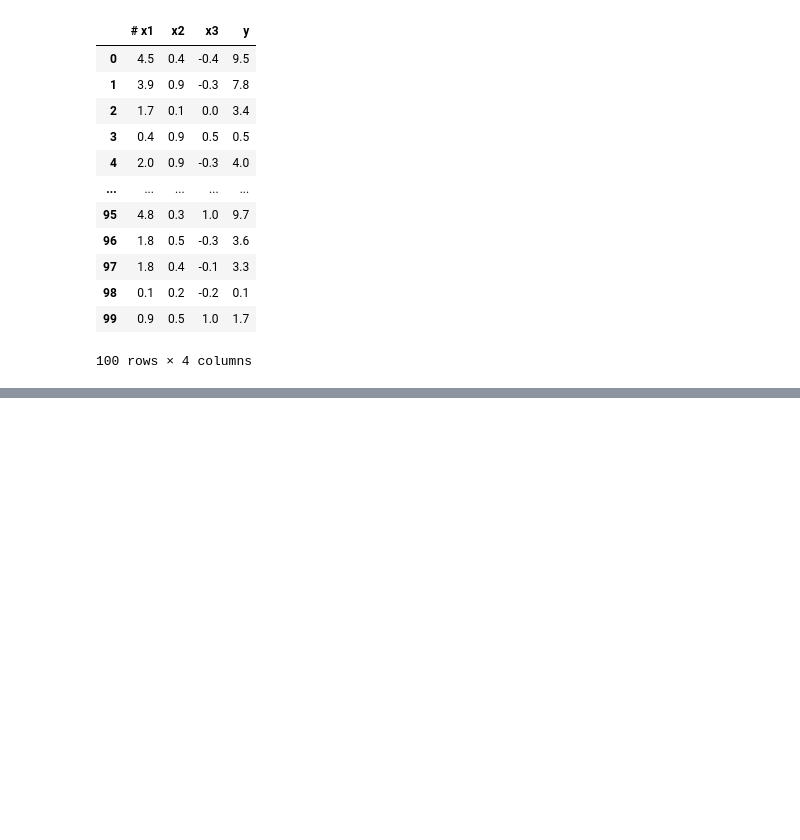
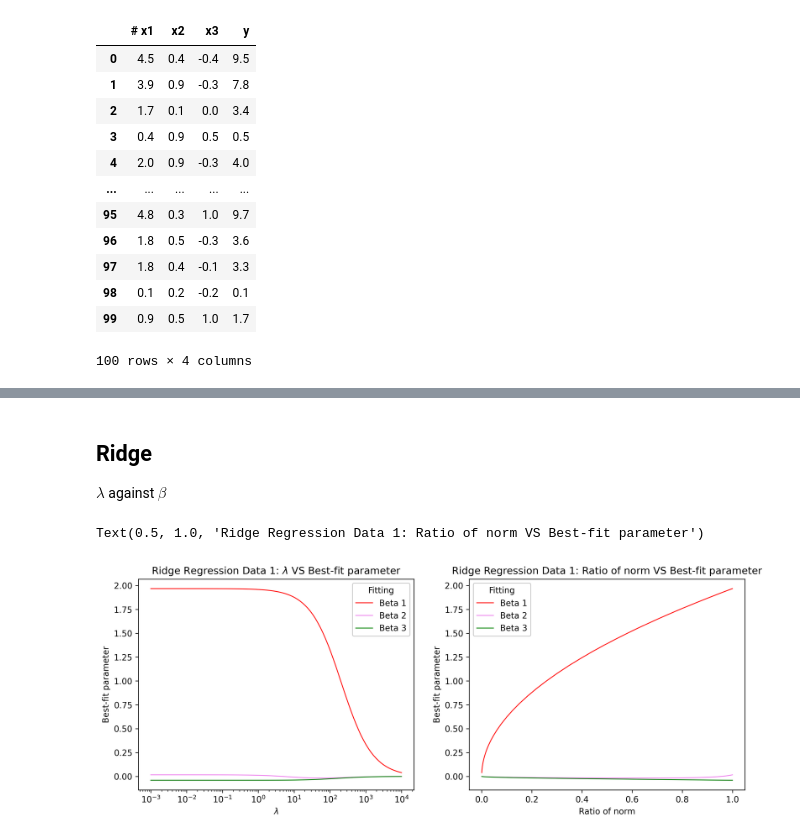
Before and after one commit to phurinat-udo/intro_to_datasci, a Jupyter notebook: HW4/HW4_6536646.ipynb, the cells around one changed output, grey strips where cells are left out. Cells and saved outputs as stored; diff of their text form; code cells hidden in the pictures; blank space fills up the shorter version.

```diff
--- a/HW4/HW4_6536646.ipynb
+++ b/HW4/HW4_6536646.ipynb
@@ -39,0 +120,5 @@ test
+# %%
+beta_3v, yp_3v, loss_3v = fit_3v(x1 = X_train['#  x1'], x2=X_train['x2'], x3=X_train['x3'], y = y_train)
+sigmaSq = loss_3v/len(y_train)
+aic_3v = AIC(loss_3v, len(y_train), len(beta_3v), sigmaSq)
+bic_3v = BIC(loss_3v, len(y_train), len(beta_3v), sigmaSq)
@@ -39,0 +195,12 @@ test
+# %%
+def ridge_fn(beta, lamda, x1, x2, x3, y):
+    y_pred = beta[0] + beta[1]*x1 + beta[2]*x2 + beta[3]*x3
+    rss = np.sum((y - y_pred)**2)
+    norm = beta[1]**2 + beta[2]**2 + beta[3]**2
+    return rss + lamda*norm
+
+def fit_ridge(lamda, x1, x2, x3, y):
+    beta_i = [1.0, 1.0, 1.0, 1.0]
+    out = minimize(ridge_fn, beta_i, args=(lamda, x1, x2, x3, y))
+    beta_fit = out.x
+    return beta_fit
@@ -39,0 +238,2 @@ test
+# %%
+lamda_x, betafit0, betafit1, betafit2, betafit3, norm_ratio_rid = fit_ridge_out(4, -3, X_train['#  x1'], X_train['x2'], X_train['x3'], y_train)
@@ -39,0 +260,31 @@ test
+# %% [markdown]
+## Ridge
+$\lambda$ against $\beta$
+# %%
+figure = plt.figure(0, figsize=(13,10), dpi=300)
+plt.subplot(221)
+# plt.plot(lamda_x, betafit0, color="turquoise", linewidth=1, label = "Beta 0")
+plt.plot(lamda_x, betafit1, color="red", linewidth=1, label = "Beta 1")
+plt.plot(lamda_x, betafit2, color="violet", linewidth=1, label = "Beta 2")
+plt.plot(lamda_x, betafit3, color="green", linewidth=1, label = "Beta 3")
+# plt.plot(lamda_x, betafit4, color="chocolate", linewidth=1, label = "Beta 4")
+plt.xlabel("$\lambda$")
+plt.ylabel("Best-fit parameter")
+plt.xscale("log")
+plt.legend(title = "Fitting",facecolor = 'white',framealpha=1)
+plt.title('Ridge Regression Data 1: $\lambda$ VS Best-fit parameter')
+
+plt.subplot(222)
+# plt.plot(norm_ratio_rid, betafit0, color="turquoise", linewidth=1, label = "Beta 0")
+plt.plot(norm_ratio_rid, betafit1, color="red", linewidth=1, label = "Beta 1")
+plt.plot(norm_ratio_rid, betafit2, color="violet", linewidth=1, label = "Beta 2")
+plt.plot(norm_ratio_rid, betafit3, color="green", linewidth=1, label = "Beta 3")
+# plt.plot(norm_ratio_rid, betafit4, color="chocolate", linewidth=1, label = "Beta 4")
+plt.xlabel("Ratio of norm")
+plt.ylabel("Best-fit parameter")
+# plt.xscale("log")
+plt.legend(title = "Fitting",facecolor = 'white',framealpha=1)
+plt.title('Ridge Regression Data 1: Ratio of norm VS Best-fit parameter')
+# %% [output]
+Text(0.5, 1.0, 'Ridge Regression Data 1: Ratio of norm VS Best-fit parameter')
+[figure, added]
```
Also changed, not shown: parts of 23 cells of this notebook, 3 other files.
